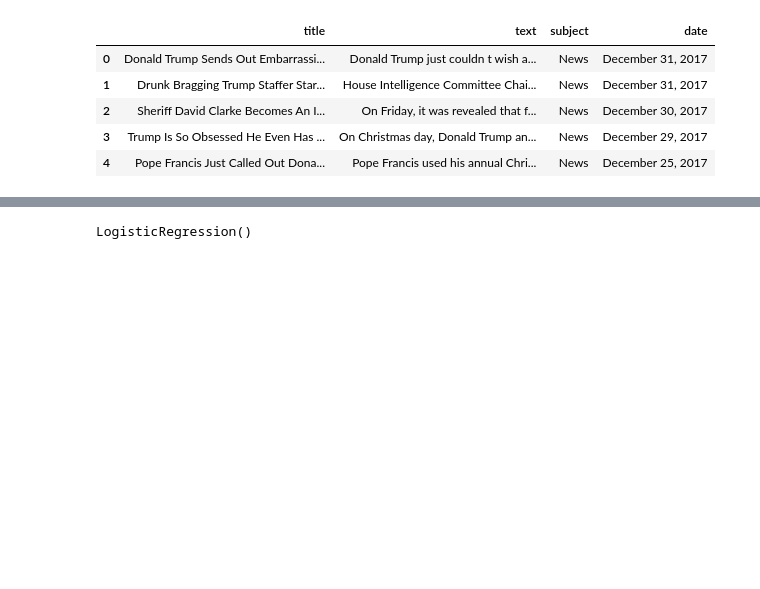
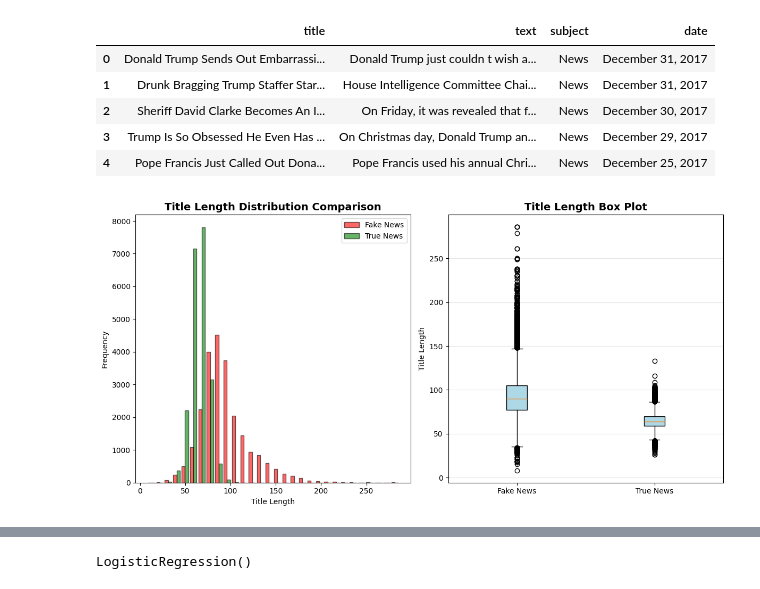
Before and after one commit to Tarikul3639/fake-news-detection, a Jupyter notebook: Fake_News_Detection.ipynb, the cells around one changed output, grey strips where cells are left out. Cells and saved outputs as stored; diff of their text form; code cells hidden in the pictures; blank space fills up the shorter version.

```diff
--- a/Fake_News_Detection.ipynb
+++ b/Fake_News_Detection.ipynb
@@ -19,3 +29,32 @@ fake_data.head()
 | 2 | Sheriff David Clarke Becomes An I... | On Friday, it was revealed that f... | News | December 30, 2017 |
 | 3 | Trump Is So Obsessed He Even Has ... | On Christmas day, Donald Trump an... | News | December 29, 2017 |
 | 4 | Pope Francis Just Called Out Dona... | Pope Francis used his annual Chri... | News | December 25, 2017 |
+# %%
+# Visualize title length comparison
+plt.figure(figsize=(12, 6))
+
+fake_title_length = fake_data['title'].astype(str).str.len()
+true_title_length = true_data['title'].astype(str).str.len()
+
+plt.subplot(1, 2, 1)
+plt.hist([fake_title_length, true_title_length],
+         bins=30, label=['Fake News', 'True News'],
+         color=['red', 'green'], alpha=0.6, edgecolor='black')
+plt.title('Title Length Distribution Comparison', fontsize=14, fontweight='bold')
+plt.xlabel('Title Length')
+plt.ylabel('Frequency')
+plt.legend()
+
+plt.subplot(1, 2, 2)
+plt.boxplot([fake_title_length, true_title_length],
+            labels=['Fake News', 'True News'],
+            patch_artist=True,
+            boxprops=dict(facecolor='lightblue'))
+plt.title('Title Length Box Plot', fontsize=14, fontweight='bold')
+plt.ylabel('Title Length')
+plt.grid(axis='y', alpha=0.3)
+
+plt.tight_layout()
+plt.show()
+# %% [output]
+[figure, added]
```
Also changed, not shown: parts of 62 cells of this notebook.
